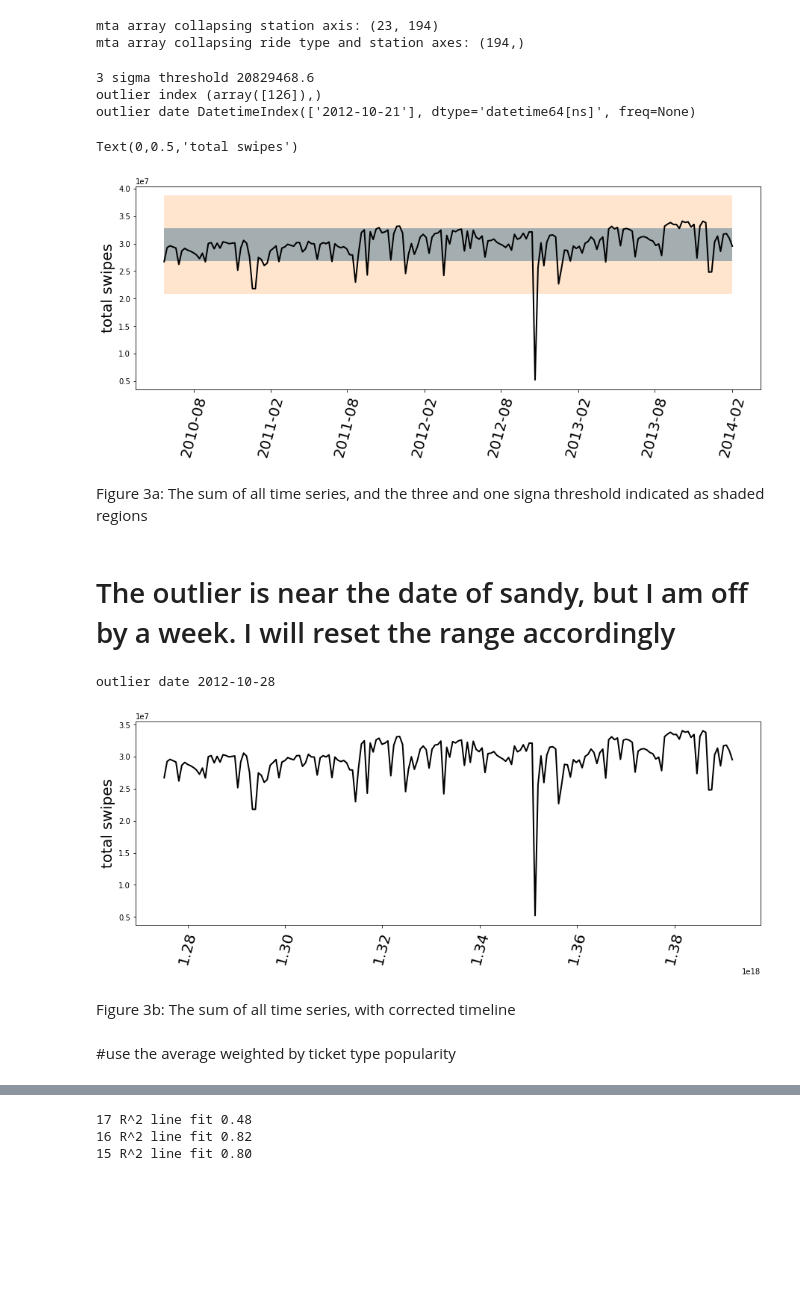
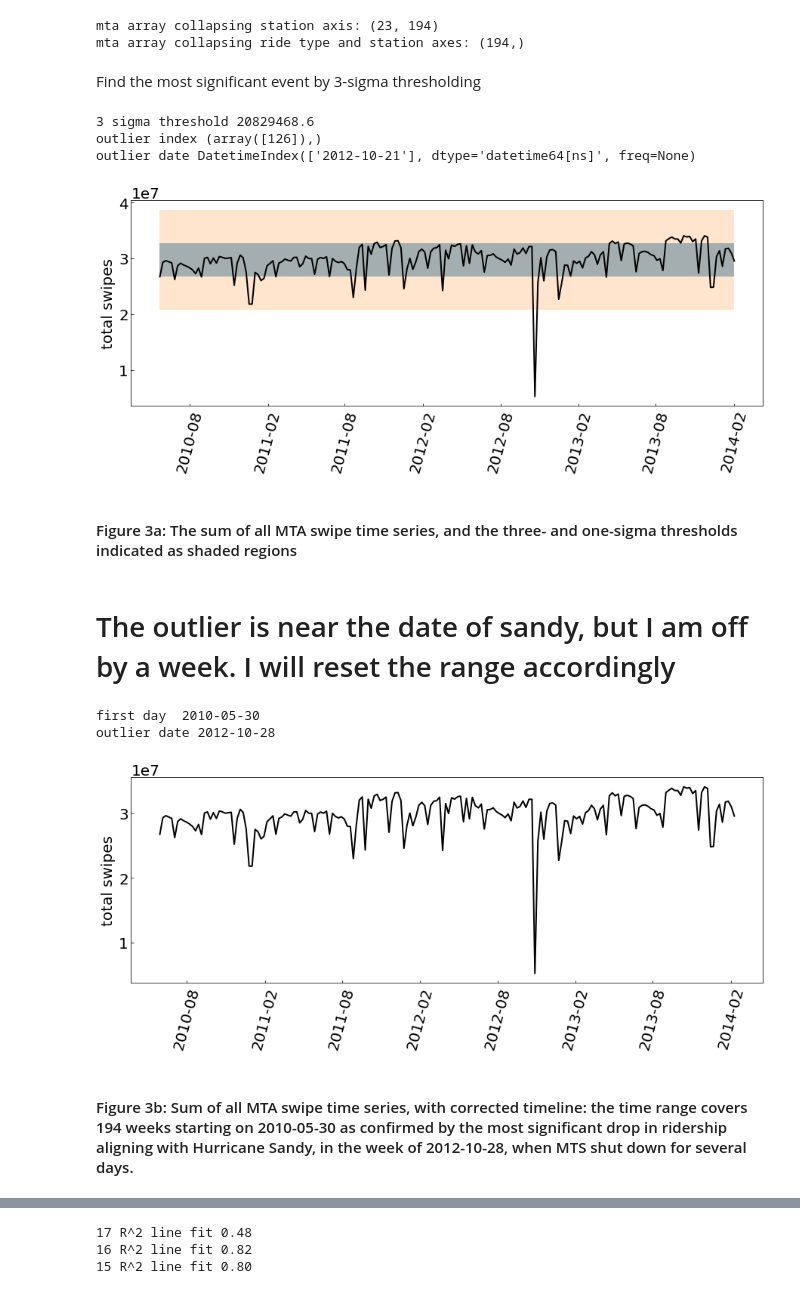
Before and after one commit to fedhere/PUI2017_fb55, a Jupyter notebook: HW10_fb55/subway_timeseries_solution.ipynb, the cells around one changed output, grey strips where cells are left out. Saved outputs shown, nothing was run; the diff lists cells and outputs as text; code cells hidden in the pictures; blank space fills up the shorter version.

```diff
--- a/HW10_fb55/subway_timeseries_solution.ipynb
+++ b/HW10_fb55/subway_timeseries_solution.ipynb
@@ -25,6 +25,7 @@ It contains 23 different subway card types
 # Task 3:
 ## Several stations show a prominent annual periodicity. Identify the 4 **stations** (indentify them by the index of their location in the data cube) that show the most prominent periodic trend on an annual period (52 weeks). (Can you figure out what the periodic peak in rides is due to?)
 # %%
+from __future__ import print_function, division
 import pylab as pl
 import numpy as np
 import pandas as pd
@@ -33,7 +34,7 @@ import pandas as pd
 
 from IPython.display import Image
 from IPython.display import clear_output
-
+pl.rcParams['font.size'] = 20
 Image(filename = "Ridetypes.png")
 # %% [output]
 Populating the interactive namespace from numpy and matplotlib
@@ -158,6 +160,8 @@ mta array collapsing ride type and station axes: (194,)
 # %%
 #need to convert to use datetime index w fill_between (pandas 0.21) >0.21)
 d = [pd.Timestamp(x).to_pydatetime() for x in rng]
+# %% [markdown]
+Find the most significant event by 3-sigma thresholding
 # %%
 #plot all swipes
 pl.figure(figsize=(15,5))
@@ -173,29 +177,29 @@ pl.fill_between(d, np.nanmean(mta_allsum) - 3 * onesig,
 #pl.fill_between(weighted +threesigma(weighted , 10), weighted -threesigma(weighted
 pl.plot(d, mta_allsum, 'k-', lw = 2)
 pl.xticks(rotation = 75, fontsize=20)
-pl.ylabel("total swipes", fontsize=20)
+pl.ylabel("total swipes", fontsize=20)  ;
 # %% [output]
 3 sigma threshold 20829468.6
 outlier index (array([126]),)
 outlier date DatetimeIndex(['2012-10-21'], dtype='datetime64[ns]', freq=None)
-Text(0,0.5,'total swipes')
-[figure, old version]
+[figure, new version]
 # %% [markdown]
-Figure 3a: The sum of all time series, and the three and one signa threshold indicated as shaded regions
+#### Figure 3a: The sum of all MTA swipe time series, and the three- and one-sigma thresholds indicated as shaded regions
 # %% [markdown]
 # The outlier is near the date of sandy, but I am off by a week. I will reset the range accordingly
 # %%
 rng = pd.date_range('05/29/2010', periods=N, freq='W')
-#plot all swipes
+#need to convert to use datetime index w fill_between (pandas 0.21) >0.21)
+d = [pd.Timestamp(x).to_pydatetime() for x in rng]#plot all swipes
+print ("first day ", d[0].date())
 pl.figure(figsize=(15,5))
 pl.plot(rng, mta_allsum, 'k-', lw = 2)
 pl.xticks(rotation = 75, fontsize=20)
 pl.ylabel("total swipes", fontsize=20)
 print ("outlier date", rng[np.where(mta_allsum < tsthresh)][0].date())
 # %% [output]
+first day  2010-05-30
 outlier date 2012-10-28
-[figure, old version]
+[figure, new version]
-# %% [markdown]
-Figure 3b: The sum of all time series, with corrected timeline
-# %% [markdown]
-#use the average weighted by ticket type popularity
+# %% [markdown]
+#### Figure 3b:  Sum of all MTA swipe time series, with corrected timeline: the time range covers 194 weeks starting on 2010-05-30 as confirmed by the most significant drop in ridership aligning with Hurricane Sandy, in the week of 2012-10-28, when MTS shut down for several days.
```
Also changed, not shown: parts of 48 cells of this notebook.
